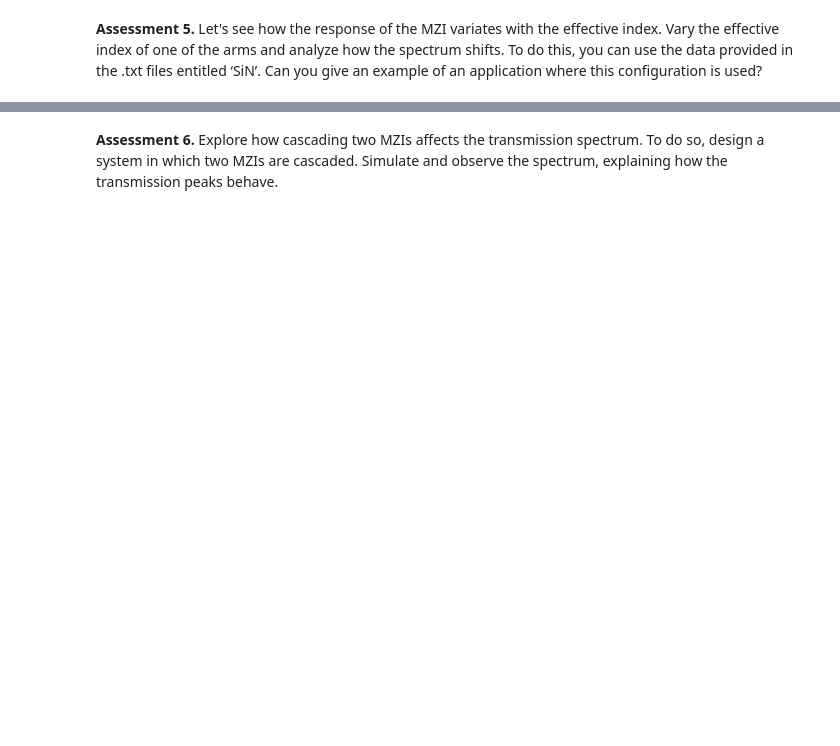
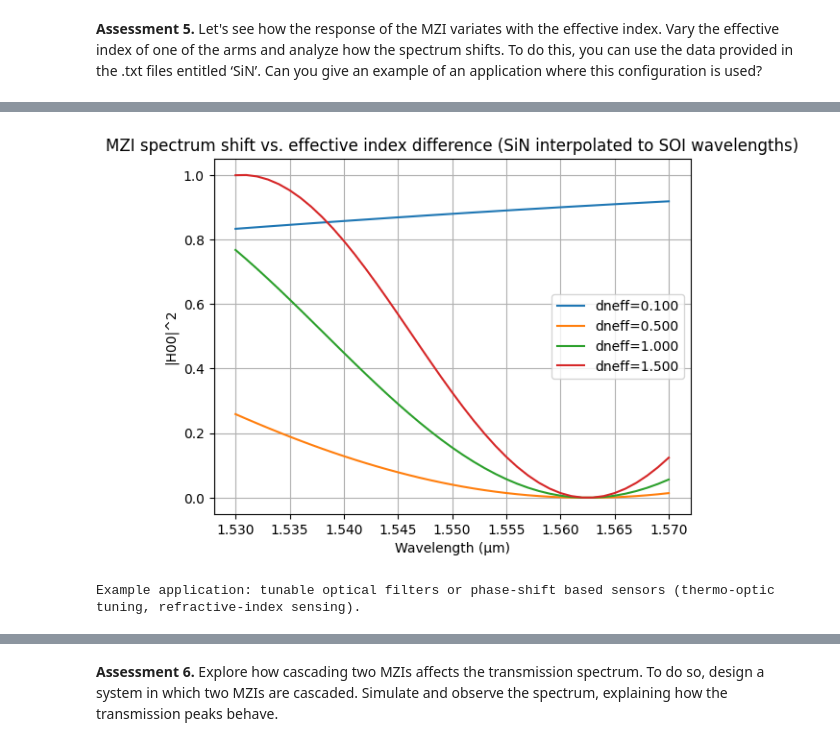
Before and after one commit to Jaumeneet/pic-upv-lab3, a Jupyter notebook: 30_INTERFEROMETERS_v2025_STUDENTS_UPDATE2.ipynb, the cells around one changed output, grey strips where cells are left out. Cells and saved outputs as stored; diff of their text form; code cells hidden in the pictures; blank space fills up the shorter version.

```diff
--- a/30_INTERFEROMETERS_v2025_STUDENTS_UPDATE2.ipynb
+++ b/30_INTERFEROMETERS_v2025_STUDENTS_UPDATE2.ipynb
@@ -893,0 +885,45 @@ plt.show()
+# %%
+# Load SOI and SiN data and interpolate SiN neff onto the SOI wavelength grid
+## SiN cross-section ##
+SiN_clad = np.loadtxt('SiN-h300nm-w1000nm-Cladding.txt', skiprows=1, delimiter='\t')
+SiN_wat = np.loadtxt('SiN-h300nm-w1000nm-Water.txt', skiprows=1, delimiter='\t')
+
+wvl0 = SiN_clad[:, 0]
+neffu0 = SiN_clad[:, 3] #balanced configuration // (neff TE mode)
+neffd0 = SiN_wat[:, 3] #balanced configuration // (neff TE mode)
+
+interp_neffu = interp1d(wvl0, neffu0, kind='cubic')  # Cubic interpolation for smoothness
+interp_neffd = interp1d(wvl0, neffd0, kind='cubic')
+wvl = np.linspace(wvl0.min(), wvl0.max(), 1000)
+neffu = interp_neffu(wvl)
+neffd = interp_neffd(wvl)
+
+Lu = 25.0
+Ld = 25.0
+
+dneff_values = [0.1, 0.5, 1, 1.5]
+
+plt.figure()
+for dneff in dneff_values:
+    neff_u = neff_sin_on_soi + dneff
+    mzi_test = mzi(
+        wl=wvl_soi,
+        coup_a={"coupling": 0.5},
+        coup_b={"coupling": 0.5},
+        wvg_d={"length": Ld, "neff": neff_sin_on_soi},
+        wvg_u={"length": Lu, "neff": neff_u},
+    )
+    H00 = mzi_test["in0", "out0"]
+    plt.plot(wvl_soi, np.abs(H00)**2, label=f"dneff={dneff:.3f}")
+
+plt.xlabel("Wavelength (µm)")
+plt.ylabel("|H00|^2")
+plt.title("MZI spectrum shift vs. effective index difference (SiN interpolated to SOI wavelengths)")
+plt.grid(True)
+plt.legend()
+plt.show()
+
+print("Example application: tunable optical filters or phase-shift based sensors (thermo‑optic tuning, refractive-index sensing).")
+# %% [output]
+[figure, added]
+Example application: tunable optical filters or phase-shift based sensors (thermo‑optic tuning, refractive-index sensing).
```
Also changed, not shown: parts of 12 cells of this notebook.
